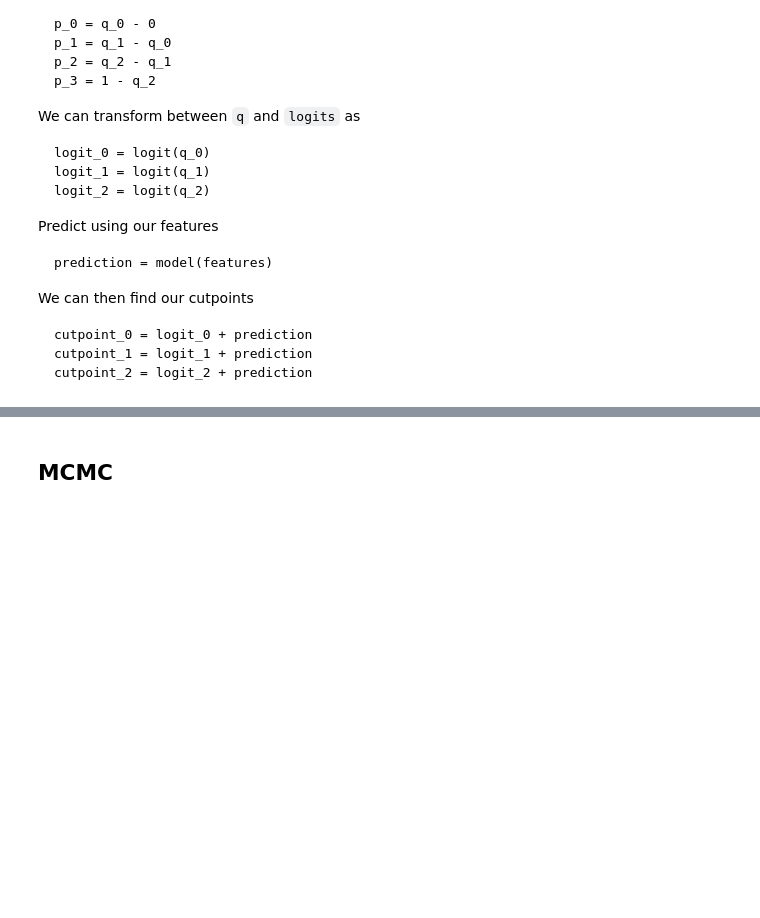
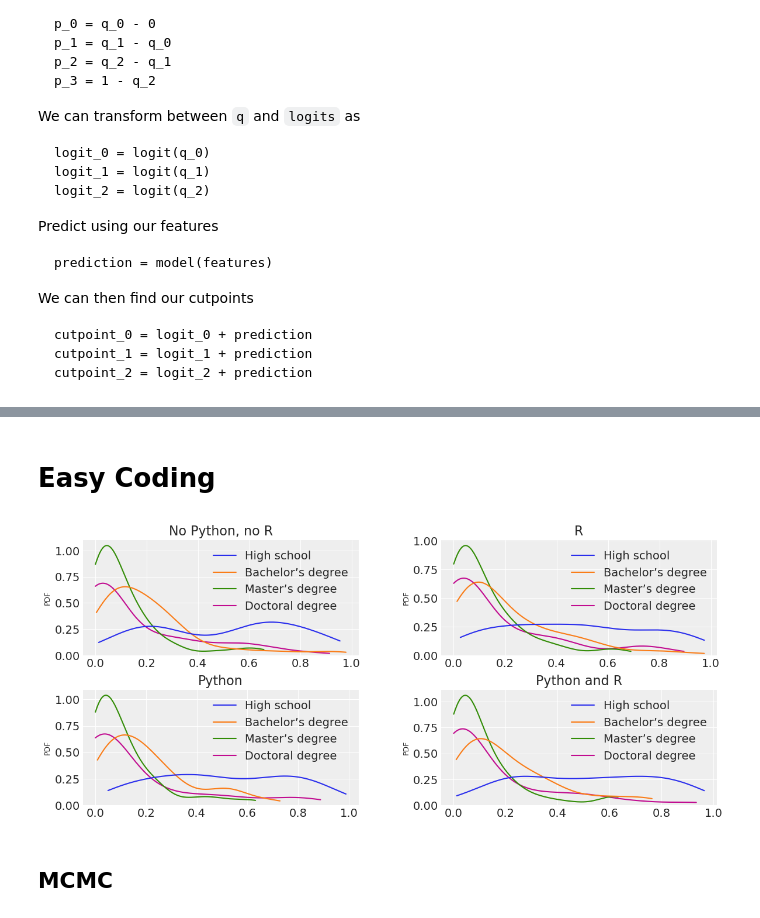
Before and after one commit to MarcoGorelli/pydataglobal-21, a Jupyter notebook: ordered logistic regression.ipynb, the cells around one changed output, grey strips where cells are left out. Cells and saved outputs as stored; diff of their text form; code cells hidden in the pictures; blank space fills up the shorter version.

```diff
--- a/ordered logistic regression.ipynb
+++ b/ordered logistic regression.ipynb
@@ -226,3 +250,36 @@ for row, description in rows.items():
+# %% [markdown]
+# Easy Coding
+# %%
+prior_pred = numpyro.infer.Predictive(ordered_logistic_regression2, num_samples=100)
+prior_predictions2 = prior_pred(
+                                jax.random.PRNGKey(93),
+                                python=np.array([0, 0, 1, 1]),
+                                R=np.array([0, 1, 0, 1]),
+                                n_education_levels=4,
+                                )
+AxesNames = {
+    0: "No Python, no R",
+    1: "R",
+    2: "Python",
+    3: "Python and R",
+}
+
+# New Plotting:
+
+fig, axes = plt.subplots(nrows=2, ncols=2, figsize=(14, 6))
+axes = axes.flatten()
+
+for iid, ax in enumerate(axes):
+    prior_probability_df = pd.DataFrame(prior_predictions2['probs'].to_py()[:,iid,:],
+                      columns=list(education_to_index.keys()))
+    sns.kdeplot(data=prior_probability_df, ax=ax, cut=0)
+    ax_name = AxesNames[iid]
+    ax.set_title(ax_name)
+    ax.set_ylabel('PDF', fontsize=9)
+
+fig.subplots_adjust(hspace=0.3, wspace=0.3)
+# %% [output]
+[figure, added]
 # %% [markdown]
 ## MCMC
 # %%
```
Also changed, not shown: parts of 15 cells of this notebook, 1 other file.
